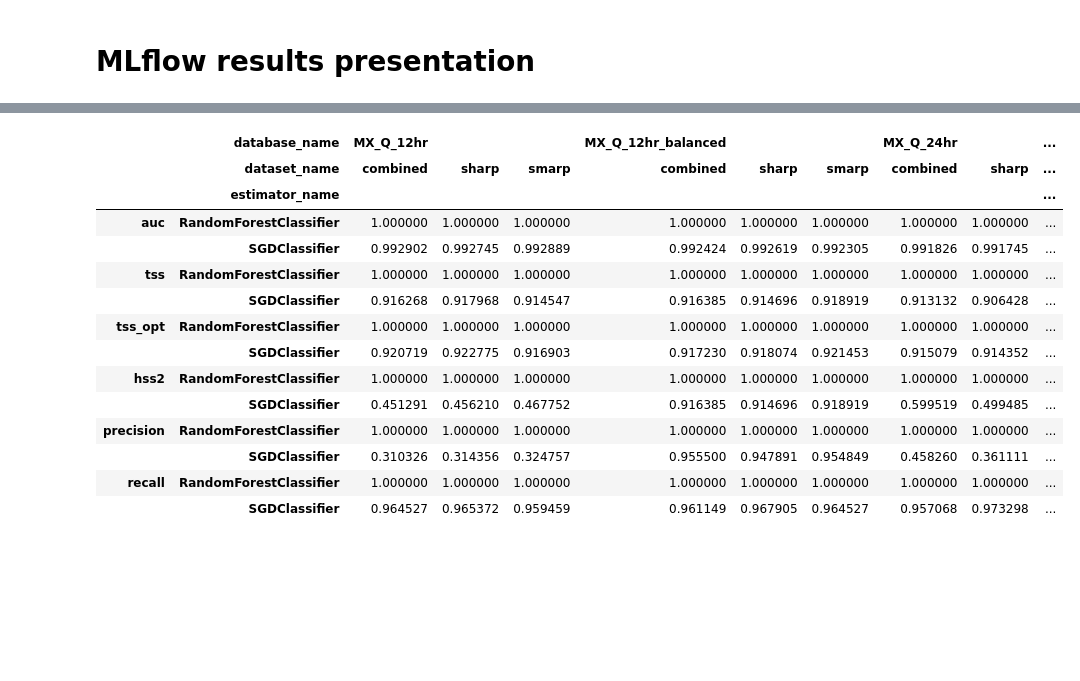
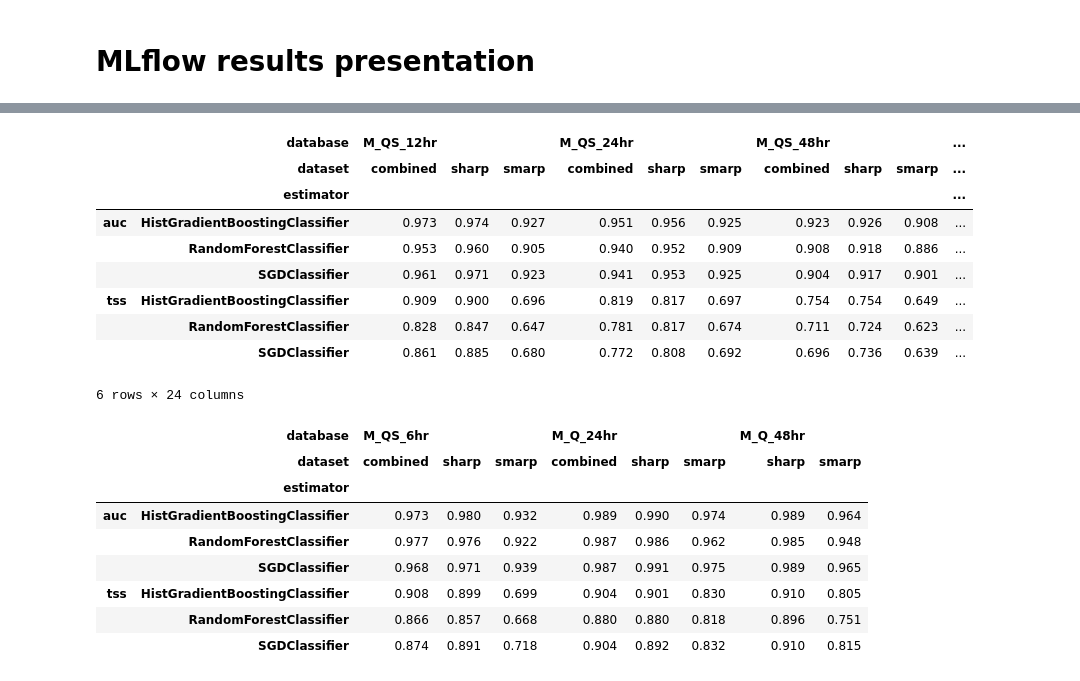
Before and after one commit to ZeyuSun/flare-prediction-smarp, a Jupyter notebook: notebooks/mlflow_results.ipynb, the cells around one changed output, grey strips where cells are left out. Saved outputs shown, nothing was run; the diff lists cells and outputs as text; code cells hidden in the pictures; blank space fills up the shorter version.

Commit message:
mlflow results, logger change for arnet

```diff
--- a/notebooks/mlflow_results.ipynb
+++ b/notebooks/mlflow_results.ipynb
@@ -19,5 +39,16 @@ client = MlflowClient()
 # %%
-exp_id = client.get_experiment_by_name("experiment").experiment_id
+# Specify experiment
+exp_id = client.get_experiment_by_name(experiment_name).experiment_id
 runs = mlflow.search_runs(exp_id)
 #runs = mlflow.search_runs(“<experiment_id>”, “metrics.loss < 2.5”)
 #runs[['params.num_epochs','metrics.loss']].groupby("params.num_epochs").agg("min")
+
+# Specify parent run
+parentRunId = runs.loc[runs['tags.mlflow.runName'] == parent_run_name, 'run_id'].item()
+runs = runs.loc[runs['tags.mlflow.parentRunId'] == parentRunId]
+
+# Specify rows
+runs = runs.loc[runs['status'] == 'FINISHED']
+runs = runs.loc[runs['tags.balanced'] == 'True']
+#runs = runs.loc[(runs['tags.estimator_name'] != 'HistGradientBoostingClassifier')]
+runs
@@ -62,0 +69,7 @@ df
+# %%
+# Specify columns
+runs = runs.loc[:, list(columns.keys())]
+runs = runs.rename(columns=lambda k: columns[k])
+# %%
+pd.set_option('display.max_rows', 500)
+runs.set_index(['database', 'dataset', 'estimator']).unstack(-1).T
@@ -63,19 +87,47 @@ df
+# %%
+# Cosmetic changes:
+extract_hours = lambda s: s.str.split('_').str[2].str.replace('hr', '').astype(int)
+
+# df_latex = (df
+#     .rename(columns=lambda k: k.split('.')[1])
+#     .set_index(['database_name', 'dataset_name', 'estimator_name'])
+#     .unstack(-1).T
+# )
+
+# arnet
+df = (runs
+    #.dropna()
+    #.rename(columns=lambda k: columns[k])
+    .set_index(['database', 'dataset', 'estimator'])
+    .unstack(-1).T
+    #.sort_values('database', axis=1, key=extract_hours)
+    .round(3)
+)
+df
+# %% [output]
+|  | database | M_QS_12hr |  |  | M_QS_24hr |  |  | M_QS_48hr |  |  | ... |
+|  | dataset | combined | sharp | smarp | combined | sharp | smarp | combined | sharp | smarp | ... |
+|  | estimator |  |  |  |  |  |  |  |  |  | ... |
+| auc | HistGradientBoostingClassifier | 0.973 | 0.974 | 0.927 | 0.951 | 0.956 | 0.925 | 0.923 | 0.926 | 0.908 | ... |
+|  | RandomForestClassifier | 0.953 | 0.960 | 0.905 | 0.940 | 0.952 | 0.909 | 0.908 | 0.918 | 0.886 | ... |
+|  | SGDClassifier | 0.961 | 0.971 | 0.923 | 0.941 | 0.953 | 0.925 | 0.904 | 0.917 | 0.901 | ... |
+| tss | HistGradientBoostingClassifier | 0.909 | 0.900 | 0.696 | 0.819 | 0.817 | 0.697 | 0.754 | 0.754 | 0.649 | ... |
+|  | RandomForestClassifier | 0.828 | 0.847 | 0.647 | 0.781 | 0.817 | 0.674 | 0.711 | 0.724 | 0.623 | ... |
+|  | SGDClassifier | 0.861 | 0.885 | 0.680 | 0.772 | 0.808 | 0.692 | 0.696 | 0.736 | 0.639 | ... |
+6 rows × 24 columns
 # %%
-df_style = df.style.background_gradient(axis=None)#, vmin=0.7)
+df_style = (df
+            .style
+            .background_gradient(axis=None)#, vmin=0.7)
+            .set_precision(3))
 df_style
 # %% [output]
-|  | database_name | MX_Q_12hr |  |  | MX_Q_12hr_balanced |  |  | MX_Q_24hr |  | ... |
-|  | dataset_name | combined | sharp | smarp | combined | sharp | smarp | combined | sharp | ... |
-|  | estimator_name |  |  |  |  |  |  |  |  | ... |
-| auc | RandomForestClassifier | 1.000000 | 1.000000 | 1.000000 | 1.000000 | 1.000000 | 1.000000 | 1.000000 | 1.000000 | ... |
-|  | SGDClassifier | 0.992902 | 0.992745 | 0.992889 | 0.992424 | 0.992619 | 0.992305 | 0.991826 | 0.991745 | ... |
-| tss | RandomForestClassifier | 1.000000 | 1.000000 | 1.000000 | 1.000000 | 1.000000 | 1.000000 | 1.000000 | 1.000000 | ... |
-|  | SGDClassifier | 0.916268 | 0.917968 | 0.914547 | 0.916385 | 0.914696 | 0.918919 | 0.913132 | 0.906428 | ... |
-| tss_opt | RandomForestClassifier | 1.000000 | 1.000000 | 1.000000 | 1.000000 | 1.000000 | 1.000000 | 1.000000 | 1.000000 | ... |
-|  | SGDClassifier | 0.920719 | 0.922775 | 0.916903 | 0.917230 | 0.918074 | 0.921453 | 0.915079 | 0.914352 | ... |
-| hss2 | RandomForestClassifier | 1.000000 | 1.000000 | 1.000000 | 1.000000 | 1.000000 | 1.000000 | 1.000000 | 1.000000 | ... |
-|  | SGDClassifier | 0.451291 | 0.456210 | 0.467752 | 0.916385 | 0.914696 | 0.918919 | 0.599519 | 0.499485 | ... |
-| precision | RandomForestClassifier | 1.000000 | 1.000000 | 1.000000 | 1.000000 | 1.000000 | 1.000000 | 1.000000 | 1.000000 | ... |
-|  | SGDClassifier | 0.310326 | 0.314356 | 0.324757 | 0.955500 | 0.947891 | 0.954849 | 0.458260 | 0.361111 | ... |
-| recall | RandomForestClassifier | 1.000000 | 1.000000 | 1.000000 | 1.000000 | 1.000000 | 1.000000 | 1.000000 | 1.000000 | ... |
-|  | SGDClassifier | 0.964527 | 0.965372 | 0.959459 | 0.961149 | 0.967905 | 0.964527 | 0.957068 | 0.973298 | ... |
+|  | database | M_QS_6hr |  |  | M_Q_24hr |  |  | M_Q_48hr |  |
+|  | dataset | combined | sharp | smarp | combined | sharp | smarp | sharp | smarp |
+|  | estimator |  |  |  |  |  |  |  |  |
+| auc | HistGradientBoostingClassifier | 0.973 | 0.980 | 0.932 | 0.989 | 0.990 | 0.974 | 0.989 | 0.964 |
+|  | RandomForestClassifier | 0.977 | 0.976 | 0.922 | 0.987 | 0.986 | 0.962 | 0.985 | 0.948 |
+|  | SGDClassifier | 0.968 | 0.971 | 0.939 | 0.987 | 0.991 | 0.975 | 0.989 | 0.965 |
+| tss | HistGradientBoostingClassifier | 0.908 | 0.899 | 0.699 | 0.904 | 0.901 | 0.830 | 0.910 | 0.805 |
+|  | RandomForestClassifier | 0.866 | 0.857 | 0.668 | 0.880 | 0.880 | 0.818 | 0.896 | 0.751 |
+|  | SGDClassifier | 0.874 | 0.891 | 0.718 | 0.904 | 0.892 | 0.832 | 0.910 | 0.815 |
```
Also changed, not shown: parts of 27 cells of this notebook, 2 other files.
